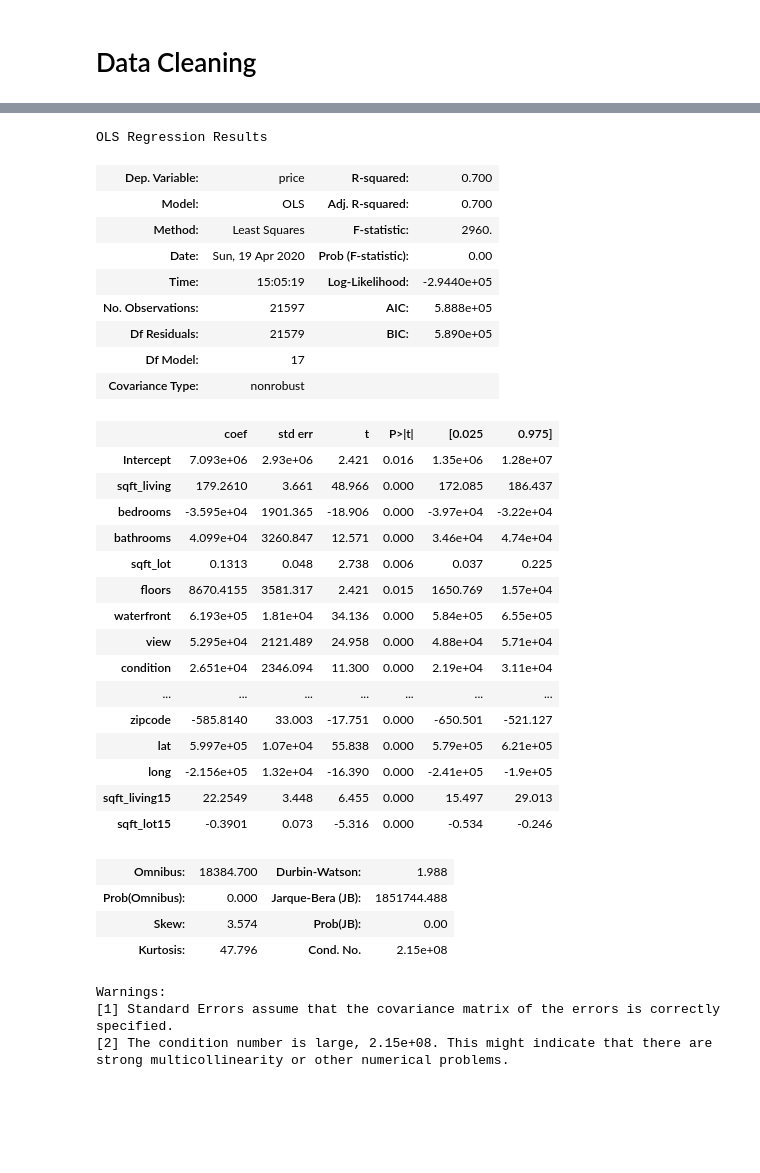
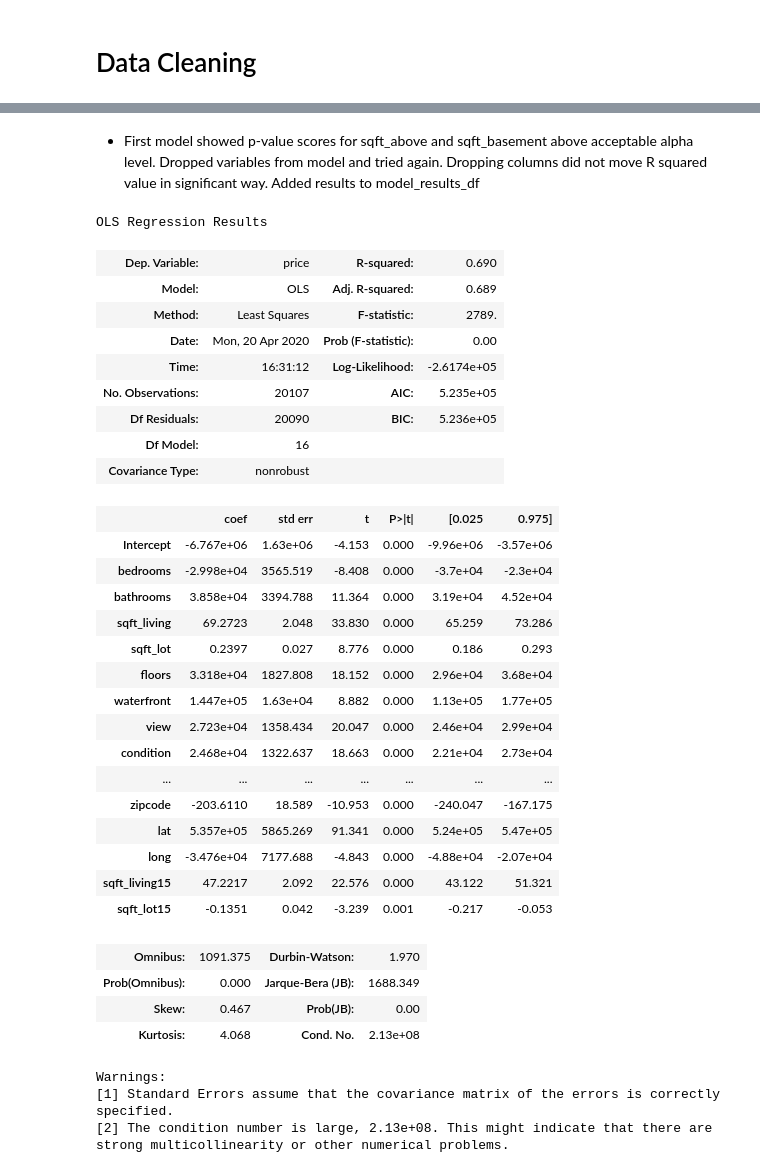
Before and after one commit to will4865/Predicting-Real-Estate-Prices, a Jupyter notebook: student.ipynb, the cells around one changed output, grey strips where cells are left out. Cells and saved outputs as stored; diff of their text form; code cells hidden in the pictures; blank space fills up the shorter version.

Commit message:
feature selection and categorical variables

```diff
--- a/student.ipynb
+++ b/student.ipynb
@@ -47,3 +48,0 @@ df.view=df.view.astype(int)
-# %%
-df.drop(columns='Renovated',inplace=True)
-df.head()
@@ -100,0 +70,6 @@ Index(['bedrooms', 'bathrooms', 'sqft_lot', 'floors', 'waterfront', 'view',
+# %%
+df_2=df.loc[df.price<1000000]
+# %%
+non_normal=['bedrooms','bathrooms']
+for feat in non_normal:
+    df_2[feat] = df_2[feat].map(lambda x: np.log(x))
@@ -145,40 +177,47 @@ strong multicollinearity or other numerical problems.
+# %% [markdown]
+* First model showed p-value scores for sqft_above and sqft_basement above acceptable alpha level. Dropped variables from model and tried again. Dropping columns did not move R squared value in significant way. Added results to model_results_df
 # %%
-f='price~sqft_living+bedrooms+bathrooms+sqft_lot+floors+waterfront+view+condition+grade+sqft_basement+yr_built+yr_renovated+zipcode+lat+long+sqft_living15+sqft_lot15'
-model=ols(formula=f,data=df).fit()
+outcome2 = 'price'
+x_vars2 = ['bedrooms','bathrooms', 'sqft_living',
+       'sqft_lot', 'floors', 'waterfront', 'view', 'condition', 'grade','yr_built', 'yr_renovated', 'zipcode',
+       'lat', 'long', 'sqft_living15', 'sqft_lot15']
+predictors2 = '+'.join(x_vars2)
+formula2 = outcome2 + '~' + predictors2
+model2=ols(formula=formula2, data=df_2).fit()
 # %%
-model.summary()
+model2.summary()
 # %% [output]
 OLS Regression Results
-| Dep. Variable: | price | R-squared: | 0.700 |
-| Model: | OLS | Adj. R-squared: | 0.700 |
-| Method: | Least Squares | F-statistic: | 2960. |
-| Date: | Sun, 19 Apr 2020 | Prob (F-statistic): | 0.00 |
-| Time: | 15:05:19 | Log-Likelihood: | -2.9440e+05 |
-| No. Observations: | 21597 | AIC: | 5.888e+05 |
-| Df Residuals: | 21579 | BIC: | 5.890e+05 |
-| Df Model: | 17 |  |  |
+| Dep. Variable: | price | R-squared: | 0.690 |
+| Model: | OLS | Adj. R-squared: | 0.689 |
+| Method: | Least Squares | F-statistic: | 2789. |
+| Date: | Mon, 20 Apr 2020 | Prob (F-statistic): | 0.00 |
+| Time: | 16:31:12 | Log-Likelihood: | -2.6174e+05 |
+| No. Observations: | 20107 | AIC: | 5.235e+05 |
+| Df Residuals: | 20090 | BIC: | 5.236e+05 |
+| Df Model: | 16 |  |  |
 | Covariance Type: | nonrobust |  |  |
 |  | coef | std err | t | P>|t| | [0.025 | 0.975] |
-| Intercept | 7.093e+06 | 2.93e+06 | 2.421 | 0.016 | 1.35e+06 | 1.28e+07 |
-| sqft_living | 179.2610 | 3.661 | 48.966 | 0.000 | 172.085 | 186.437 |
-| bedrooms | -3.595e+04 | 1901.365 | -18.906 | 0.000 | -3.97e+04 | -3.22e+04 |
-| bathrooms | 4.099e+04 | 3260.847 | 12.571 | 0.000 | 3.46e+04 | 4.74e+04 |
-| sqft_lot | 0.1313 | 0.048 | 2.738 | 0.006 | 0.037 | 0.225 |
-| floors | 8670.4155 | 3581.317 | 2.421 | 0.015 | 1650.769 | 1.57e+04 |
-| waterfront | 6.193e+05 | 1.81e+04 | 34.136 | 0.000 | 5.84e+05 | 6.55e+05 |
-| view | 5.295e+04 | 2121.489 | 24.958 | 0.000 | 4.88e+04 | 5.71e+04 |
-| condition | 2.651e+04 | 2346.094 | 11.300 | 0.000 | 2.19e+04 | 3.11e+04 |
+| Intercept | -6.767e+06 | 1.63e+06 | -4.153 | 0.000 | -9.96e+06 | -3.57e+06 |
+| bedrooms | -2.998e+04 | 3565.519 | -8.408 | 0.000 | -3.7e+04 | -2.3e+04 |
+| bathrooms | 3.858e+04 | 3394.788 | 11.364 | 0.000 | 3.19e+04 | 4.52e+04 |
+| sqft_living | 69.2723 | 2.048 | 33.830 | 0.000 | 65.259 | 73.286 |
+| sqft_lot | 0.2397 | 0.027 | 8.776 | 0.000 | 0.186 | 0.293 |
+| floors | 3.318e+04 | 1827.808 | 18.152 | 0.000 | 2.96e+04 | 3.68e+04 |
+| waterfront | 1.447e+05 | 1.63e+04 | 8.882 | 0.000 | 1.13e+05 | 1.77e+05 |
+| view | 2.723e+04 | 1358.434 | 20.047 | 0.000 | 2.46e+04 | 2.99e+04 |
+| condition | 2.468e+04 | 1322.637 | 18.663 | 0.000 | 2.21e+04 | 2.73e+04 |
 | ... | ... | ... | ... | ... | ... | ... |
-| zipcode | -585.8140 | 33.003 | -17.751 | 0.000 | -650.501 | -521.127 |
-| lat | 5.997e+05 | 1.07e+04 | 55.838 | 0.000 | 5.79e+05 | 6.21e+05 |
-| long | -2.156e+05 | 1.32e+04 | -16.390 | 0.000 | -2.41e+05 | -1.9e+05 |
-| sqft_living15 | 22.2549 | 3.448 | 6.455 | 0.000 | 15.497 | 29.013 |
-| sqft_lot15 | -0.3901 | 0.073 | -5.316 | 0.000 | -0.534 | -0.246 |
+| zipcode | -203.6110 | 18.589 | -10.953 | 0.000 | -240.047 | -167.175 |
+| lat | 5.357e+05 | 5865.269 | 91.341 | 0.000 | 5.24e+05 | 5.47e+05 |
+| long | -3.476e+04 | 7177.688 | -4.843 | 0.000 | -4.88e+04 | -2.07e+04 |
+| sqft_living15 | 47.2217 | 2.092 | 22.576 | 0.000 | 43.122 | 51.321 |
+| sqft_lot15 | -0.1351 | 0.042 | -3.239 | 0.001 | -0.217 | -0.053 |
-| Omnibus: | 18384.700 | Durbin-Watson: | 1.988 |
-| Prob(Omnibus): | 0.000 | Jarque-Bera (JB): | 1851744.488 |
-| Skew: | 3.574 | Prob(JB): | 0.00 |
-| Kurtosis: | 47.796 | Cond. No. | 2.15e+08 |
+| Omnibus: | 1091.375 | Durbin-Watson: | 1.970 |
+| Prob(Omnibus): | 0.000 | Jarque-Bera (JB): | 1688.349 |
+| Skew: | 0.467 | Prob(JB): | 0.00 |
+| Kurtosis: | 4.068 | Cond. No. | 2.13e+08 |
 Warnings:
 [1] Standard Errors assume that the covariance matrix of the errors is correctly specified.
-[2] The condition number is large, 2.15e+08. This might indicate that there are
+[2] The condition number is large, 2.13e+08. This might indicate that there are
 strong multicollinearity or other numerical problems.
```
Also changed, not shown: parts of 43 cells of this notebook.
